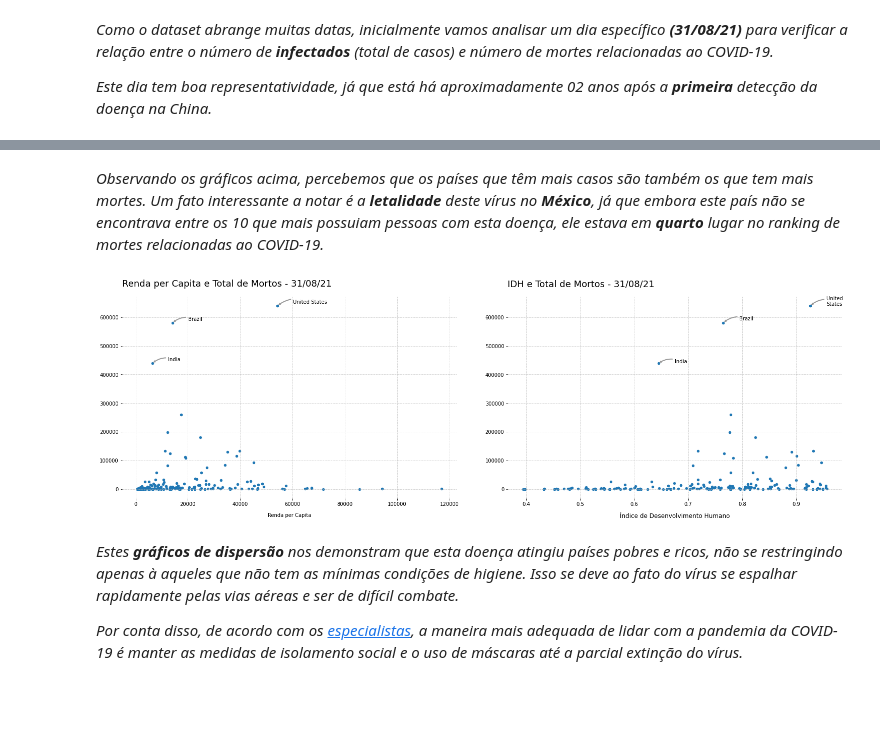
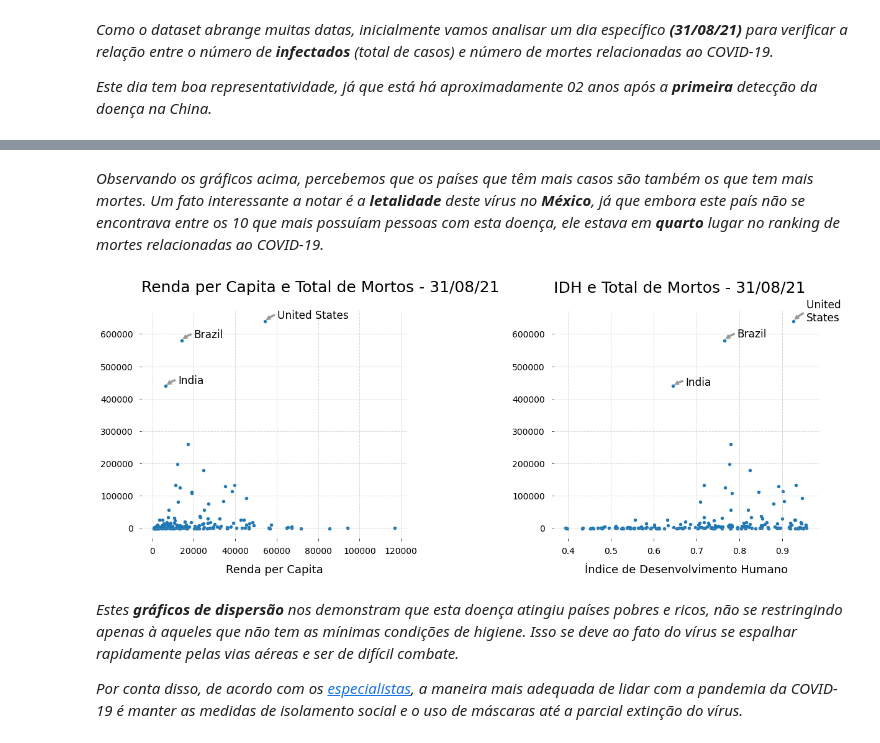
Before and after one commit to FerrazThales/Analysis_COVID_19, a Jupyter notebook: Panorama_da_COVID_19.ipynb, the cells around one changed output, grey strips where cells are left out. Drawn from its saved outputs; the diff is of its cells as text; code cells hidden in the pictures; blank space fills up the shorter version.

```diff
--- a/Panorama_da_COVID_19.ipynb
+++ b/Panorama_da_COVID_19.ipynb
@@ -332,8 +334,8 @@ plt.tight_layout(pad=4.0);
 # %% [markdown]
-*Observando os gráficos acima, percebemos que os países que têm mais casos são também os que tem mais mortes. Um fato interessante a notar é a **letalidade** deste vírus no **México**, já que embora este país não se encontrava entre os 10 que mais possuiam pessoas com esta doença, ele estava em **quarto** lugar no ranking de mortes relacionadas ao COVID-19.*
+*Observando os gráficos acima, percebemos que os países que têm mais casos são também os que tem mais mortes. Um fato interessante a notar é a **letalidade** deste vírus no **México**, já que embora este país não se encontrava entre os 10 que mais possuíam pessoas com esta doença, ele estava em **quarto** lugar no ranking de mortes relacionadas ao COVID-19.*
 # %%
 #criando o figure e o ax no matplotlib
-fig,ax = plt.subplots(figsize=(22,8),nrows=1,ncols=2)
+fig,ax = plt.subplots(figsize=(18,8),nrows=1,ncols=2)
 
 #separando os valores para os três países com mais mortes
 brazil = df_lista_sem_continentes[df_lista_sem_continentes['location'] == 'Brazil'].loc['2021-08-31']
@@ -343,25 +345,27 @@ india = df_lista_sem_continentes[df_lista_sem_continentes['location'] == 'India'
 
 #preparando o primeiro gráfico
 df_lista_sem_continentes.loc['2021-08-31'].plot.scatter(x='gdp_per_capita',y='total_deaths',ax=ax[0])
-ax[0].set_xlabel('Renda per Capita',labelpad=12)
+ax[0].set_xlabel('Renda per Capita',labelpad=14,fontdict={'fontsize':18})
 ax[0].set_ylabel(None)
-ax[0].set_title('Renda per Capita e Total de Mortos - 31/08/21',loc='left',fontdict={'fontsize':18},pad=20)
+ax[0].set_title('Renda per Capita e Total de Mortos - 31/08/21',loc='left',fontdict={'fontsize':25},pad=30)
+ax[0].tick_params(axis='x',labelsize=14,pad=10)
+ax[0].tick_params(axis='y',labelsize=14,pad=10)
 
 #colocando a label para o Brazil no primeiro gráfico
 x_brazil,y_brazil = brazil['gdp_per_capita'],brazil['total_deaths']
-ax[0].annotate(xy=(x_brazil,y_brazil),xytext=(x_brazil+6000,y_brazil+8000), arrowprops=dict(arrowstyle="simple",
+ax[0].annotate(fontsize=17,xy=(x_brazil,y_brazil),xytext=(x_brazil+6000,y_brazil+8000), arrowprops=dict(arrowstyle="simple",
                             fc="0.6", ec="none",
                             connectionstyle="arc3,rad=0.3"),s='Brazil')
 
 #colocando a label para os Estados unidos no primeiro gráfico
 x_usa,y_usa = usa['gdp_per_capita'],usa['total_deaths']
-ax[0].annotate(xy=(x_usa,y_usa),xytext=(x_usa+6000,y_usa+8000), arrowprops=dict(arrowstyle="simple",
+ax[0].annotate(fontsize=17,xy=(x_usa,y_usa),xytext=(x_usa+6000,y_usa+8000), arrowprops=dict(arrowstyle="simple",
                             fc="0.6", ec="none",
                             connectionstyle="arc3,rad=0.3"),s='United States')
 
 #colocando a label para a India no primeiro gráfico
 x_india,y_india = india['gdp_per_capita'],india['total_deaths']
-ax[0].annotate(xy=(x_india,y_india),xytext=(x_india+6000,y_india+8000), arrowprops=dict(arrowstyle="simple",
+ax[0].annotate(fontsize=17,xy=(x_india,y_india),xytext=(x_india+6000,y_india+8000), arrowprops=dict(arrowstyle="simple",
                             fc="0.6", ec="none",
                             connectionstyle="arc3,rad=0.3"),s='India')
 
@@ -369,40 +373,41 @@ ax[0].annotate(xy=(x_india,y_india),xytext=(x_india+6000,y_india+8000), arrowpro
 ax[0].grid(linestyle='-.',lw=0.5,aa=True)
 ax[0].set_frame_on(False)
 
 
 #preparando o segundo gráfico
 df_lista_sem_continentes.loc['2021-08-31'].plot.scatter(x='human_development_index',y='total_deaths',ax=ax[1])
-ax[1].set_xlabel('Índice de Desenvolvimento Humano',labelpad=12,fontdict={'fontsize':12})
+ax[1].set_xlabel('Índice de Desenvolvimento Humano',labelpad=14,fontdict={'fontsize':18})
 ax[1].set_ylabel(None)
-ax[1].set_title('IDH e Total de Mortos - 31/08/21',loc='left',fontdict={'fontsize':18},pad=20)
+ax[1].set_title('IDH e Total de Mortos - 31/08/21',loc='left',fontdict={'fontsize':25},pad=30)
+ax[1].tick_params(axis='x',labelsize=14,pad=10)
+ax[1].tick_params(axis='y',labelsize=14,pad=10)
 
 #colocando a label para o Brazil no segundo gráfico
 x_brazil,y_brazil = brazil['human_development_index'],brazil['total_deaths']
-ax[1].annotate(xy=(x_brazil,y_brazil),xytext=(x_brazil+0.03,y_brazil+10000), arrowprops=dict(arrowstyle="simple",
+ax[1].annotate(fontsize=17,xy=(x_brazil,y_brazil),xytext=(x_brazil+0.03,y_brazil+10000), arrowprops=dict(arrowstyle="simple",
                             fc="0.6", ec="none",
                             connectionstyle="arc3,rad=0.3"),s='Brazil')
 
 #colocando a label para os Estados unidos no segundo gráfico
 x_usa,y_usa = usa['human_development_index'],usa['total_deaths']
-ax[1].annotate(xy=(x_usa,y_usa),xytext=(x_usa+0.03,y_usa+200), arrowprops=dict(arrowstyle="simple",
+ax[1].annotate(fontsize=17,xy=(x_usa,y_usa),xytext=(x_usa+0.03,y_usa+200), arrowprops=dict(arrowstyle="simple",
                             fc="0.6", ec="none",
                             connectionstyle="arc3,rad=0.3"),s='United \nStates')
 
 #colocando a label para a India no primeiro gráfico
 x_india,y_india = india['human_development_index'],india['total_deaths']
-ax[1].annotate(xy=(x_india,y_india),xytext=(x_india+0.03,y_india+800), arrowprops=dict(arrowstyle="simple",
+ax[1].annotate(fontsize=17,xy=(x_india,y_india),xytext=(x_india+0.03,y_india+800), arrowprops=dict(arrowstyle="simple",
                             fc="0.6", ec="none",
                             connectionstyle="arc3,rad=0.3"),s='India')
 
 #ajustando o grid do segundo gráfico
 ax[1].grid(linestyle='-.',lw=0.5,aa=True)
 ax[1].set_frame_on(False)
 
 #plotando os gráficos
-
 plt.tight_layout(pad=5.0);
 # %% [output]
-[figure, old version]
+[figure, new version]
 # %% [markdown]
 *Estes **gráficos de dispersão** nos demonstram que esta doença atingiu países pobres e ricos, não se restringindo apenas à aqueles que não tem as mínimas condições de higiene. Isso se deve ao fato do vírus se espalhar rapidamente pelas vias aéreas e ser de difícil combate.*
 
```
Also changed, not shown: parts of 10 cells of this notebook.
